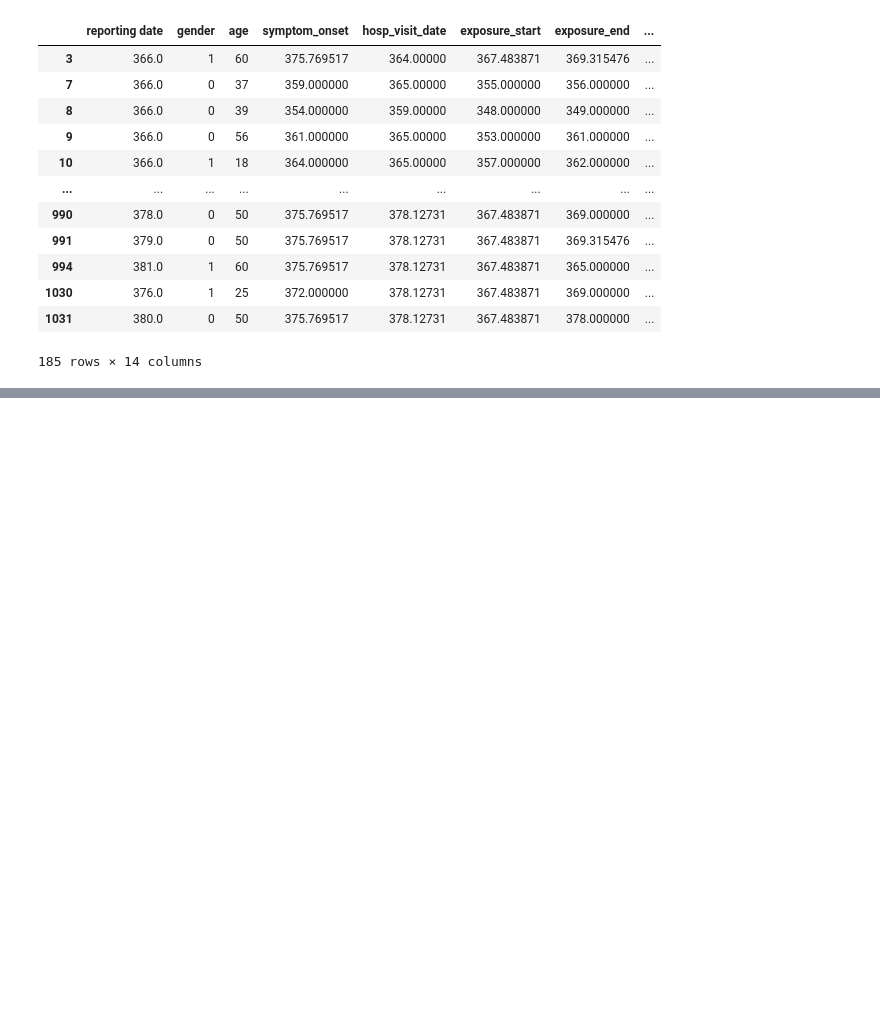
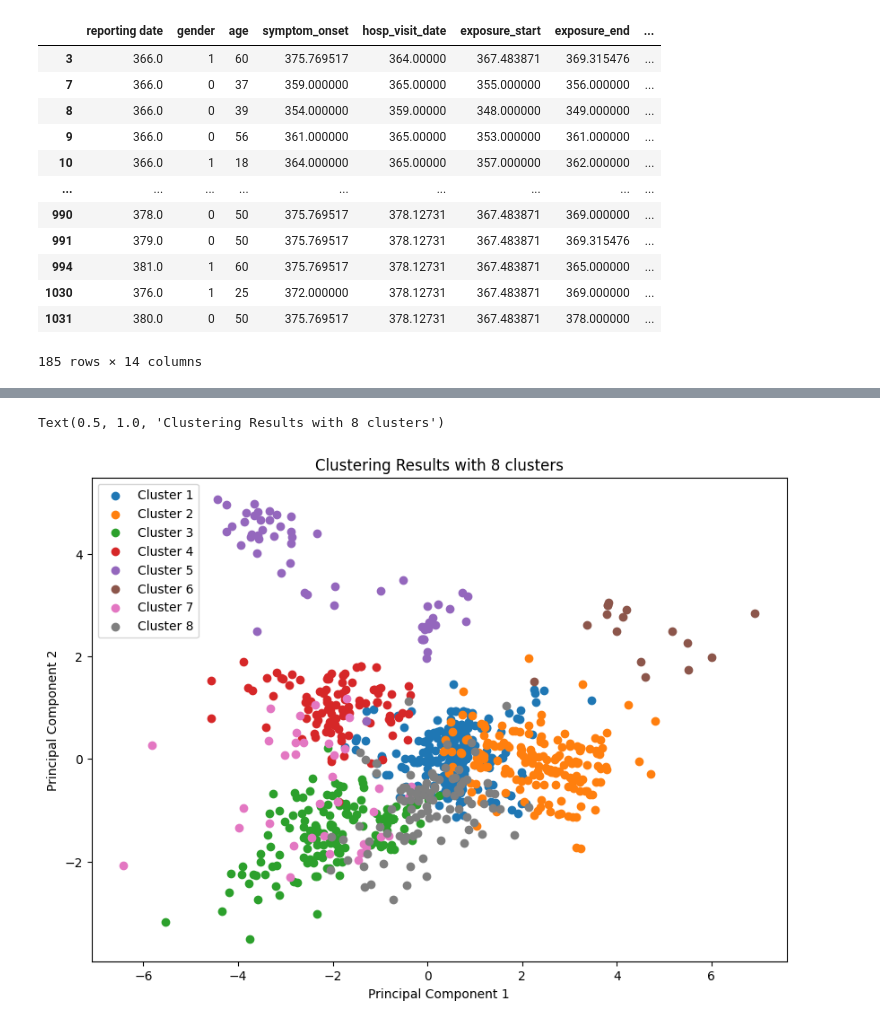
Before and after one commit to KaiyuanGONG/COVID-19-AI-Analysis, a Jupyter notebook: covid19.ipynb, the cells around one changed output, grey strips where cells are left out. Saved outputs shown, nothing was run; the diff lists cells and outputs as text; code cells hidden in the pictures; blank space fills up the shorter version.

```diff
--- a/covid19.ipynb
+++ b/covid19.ipynb
@@ -262,0 +391,24 @@ See the caveats in the documentation: https://pandas.pydata.org/pandas-docs/stab
+# %%
+from sklearn.decomposition import PCA
+
+# 创建一个KMeans实例，并设置簇的数量为8
+kmeans = KMeans(n_clusters=8, random_state=0)
+
+# 训练模型
+kmeans.fit(data_scaled)
+
+# 使用PCA降维
+pca = PCA(n_components=2)
+data_pca = pca.fit_transform(data_scaled)
+
+# 用不同的颜色表示各个簇
+plt.figure(figsize=(10,7))
+for i in range(8):
+    plt.scatter(data_pca[kmeans.labels_ == i, 0], data_pca[kmeans.labels_ == i, 1], label='Cluster ' + str(i+1))
+plt.legend()
+plt.xlabel('Principal Component 1')
+plt.ylabel('Principal Component 2')
+plt.title('Clustering Results with 8 clusters')
+# %% [output]
+Text(0.5, 1.0, 'Clustering Results with 8 clusters')
+[figure, added]
```
Also changed, not shown: parts of 15 cells of this notebook.
